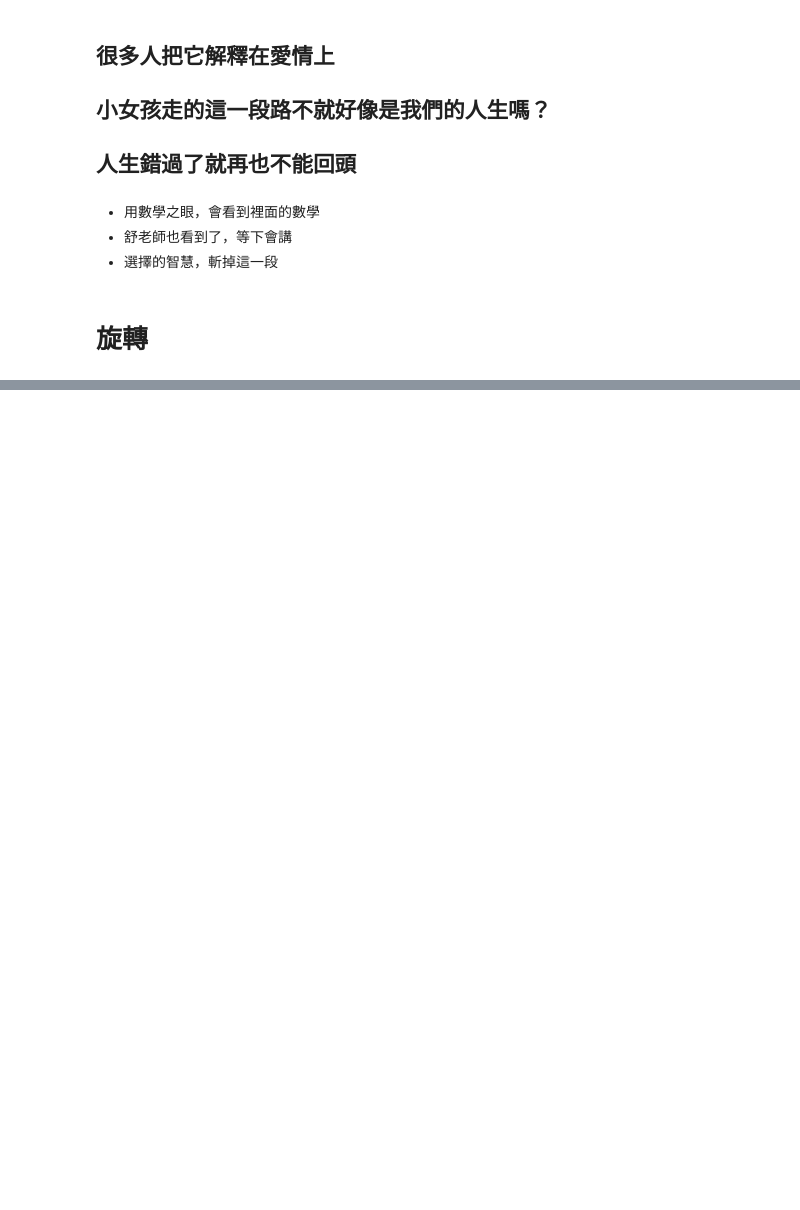
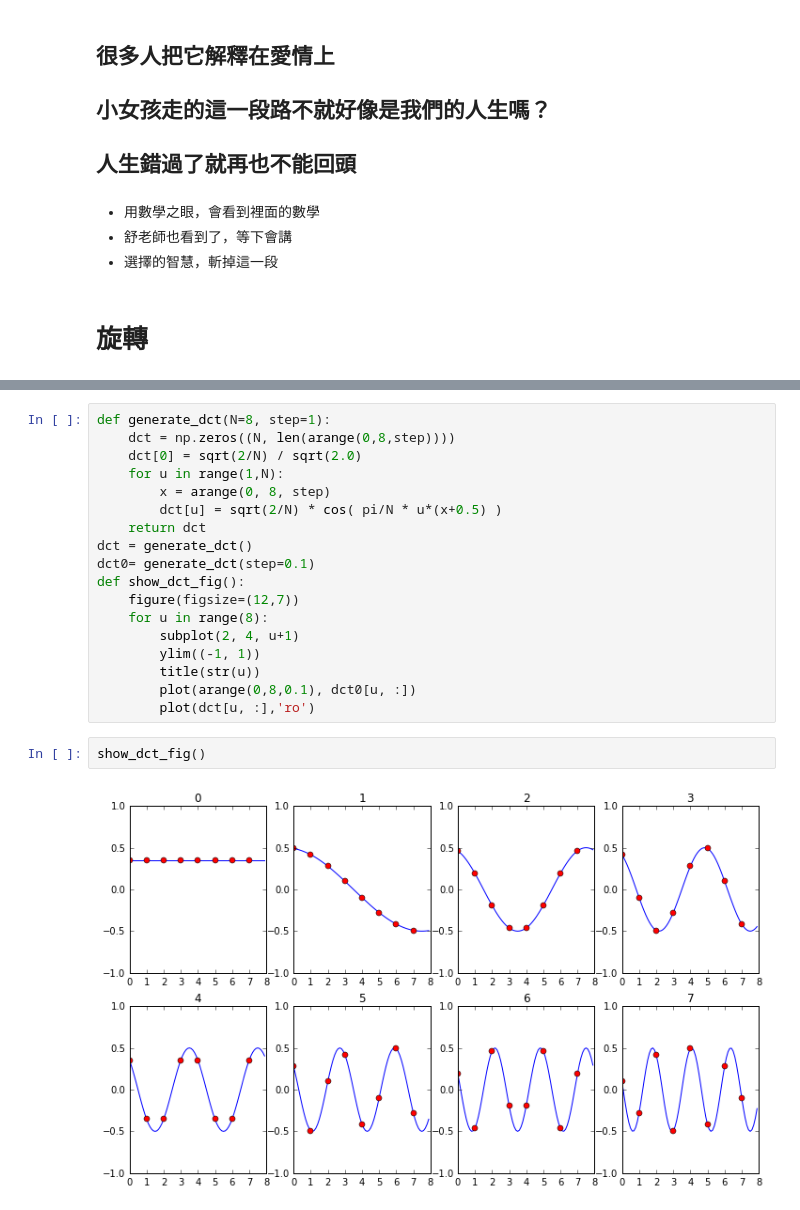
Before and after one commit to tjwei/math-can-see-dimensions, a Jupyter notebook: math-can-see-dimensions.ipynb, the cells around one changed output, grey strips where cells are left out. Drawn from its saved outputs; the diff is of its cells as text; blank space fills up the shorter version.

Commit message:
add images, working on dct part

```diff
--- a/math-can-see-dimensions.ipynb
+++ b/math-can-see-dimensions.ipynb
@@ -45,0 +66,22 @@
+# %%
+def generate_dct(N=8, step=1):
+    dct = np.zeros((N, len(arange(0,8,step))))
+    dct[0] = sqrt(2/N) / sqrt(2.0)
+    for u in range(1,N):
+        x = arange(0, 8, step)
+        dct[u] = sqrt(2/N) * cos( pi/N * u*(x+0.5) )
+    return dct
+dct = generate_dct()
+dct0= generate_dct(step=0.1)
+def show_dct_fig():
+    figure(figsize=(12,7))
+    for u in range(8):
+        subplot(2, 4, u+1)
+        ylim((-1, 1))
+        title(str(u))
+        plot(arange(0,8,0.1), dct0[u, :])
+        plot(dct[u, :],'ro')
+# %%
+show_dct_fig()
+# %% [output]
+[figure, added]
```
Also changed, not shown: parts of 20 cells of this notebook, 5 other files.
